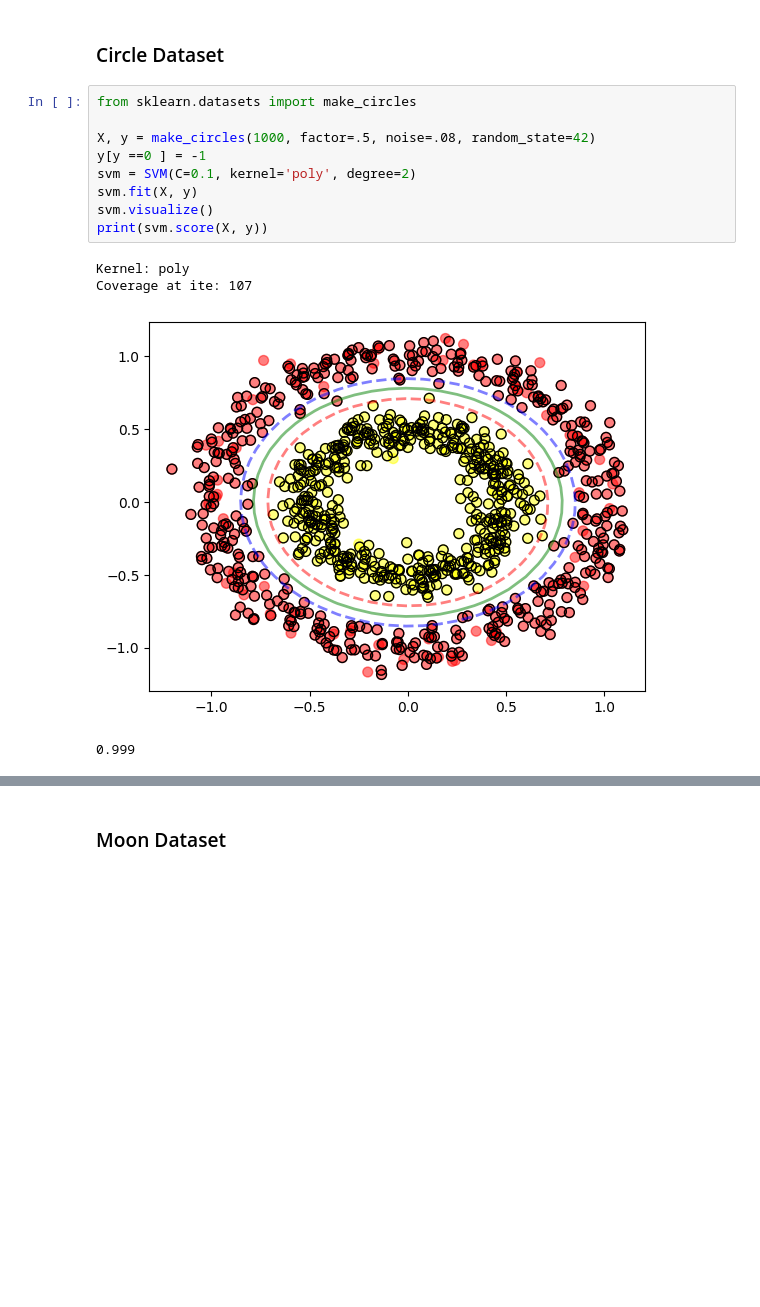
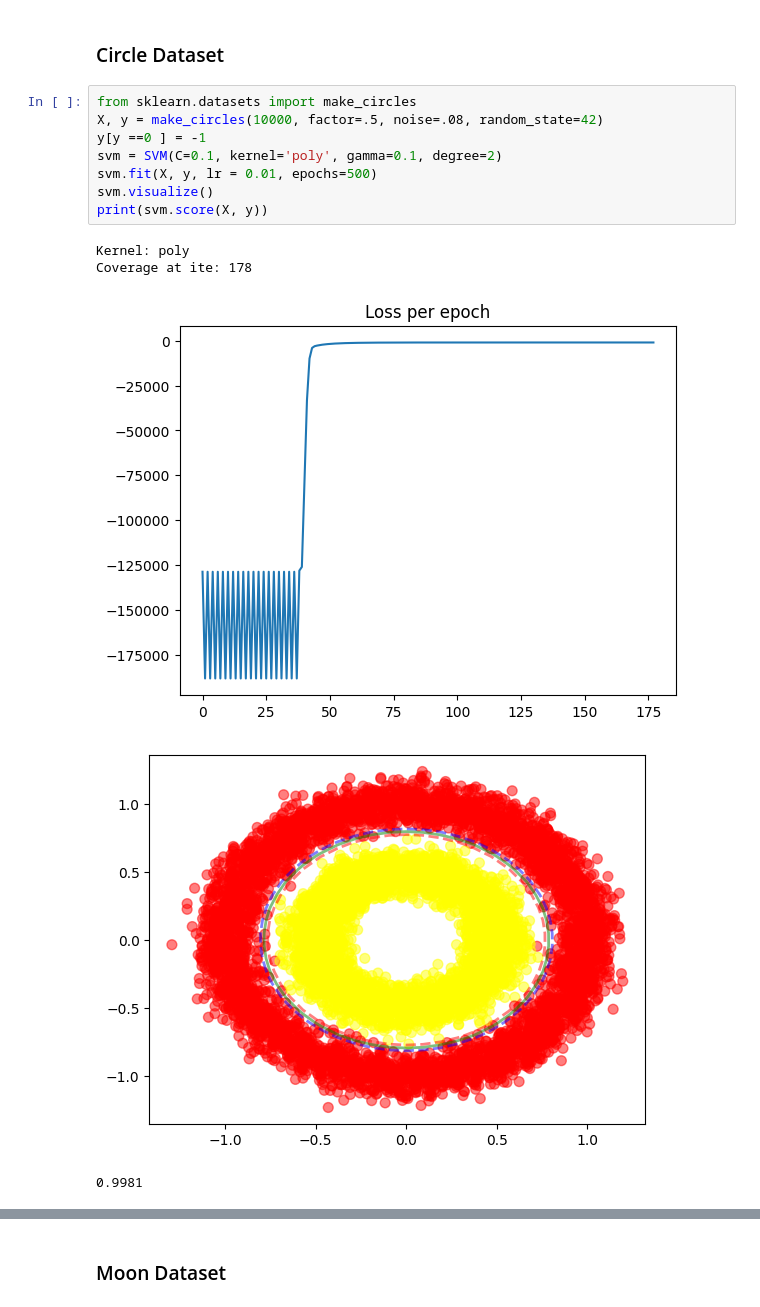
Before and after one commit to minquan-alt/AI, a Jupyter notebook: MachineLearning/SVM/SVM-Kernel.ipynb, the cells around one changed output, grey strips where cells are left out. Saved outputs shown, nothing was run; the diff lists cells and outputs as text; blank space fills up the shorter version.

```diff
--- a/MachineLearning/SVM/SVM-Kernel.ipynb
+++ b/MachineLearning/SVM/SVM-Kernel.ipynb
@@ -120,15 +124,15 @@ class SVM:
 ### Circle Dataset
 # %%
 from sklearn.datasets import make_circles
-
-X, y = make_circles(1000, factor=.5, noise=.08, random_state=42)
+X, y = make_circles(10000, factor=.5, noise=.08, random_state=42)
 y[y ==0 ] = -1
-svm = SVM(C=0.1, kernel='poly', degree=2)
-svm.fit(X, y)
+svm = SVM(C=0.1, kernel='poly', gamma=0.1, degree=2)
+svm.fit(X, y, lr = 0.01, epochs=500)
 svm.visualize()
 print(svm.score(X, y))
 # %% [output]
 Kernel: poly
-Coverage at ite: 107
+Coverage at ite: 178
-[figure, old version]
+[figure, new version]
+[figure, added]
-0.999
+0.9981
```
Also changed, not shown: parts of 7 cells of this notebook, 8 other files.
